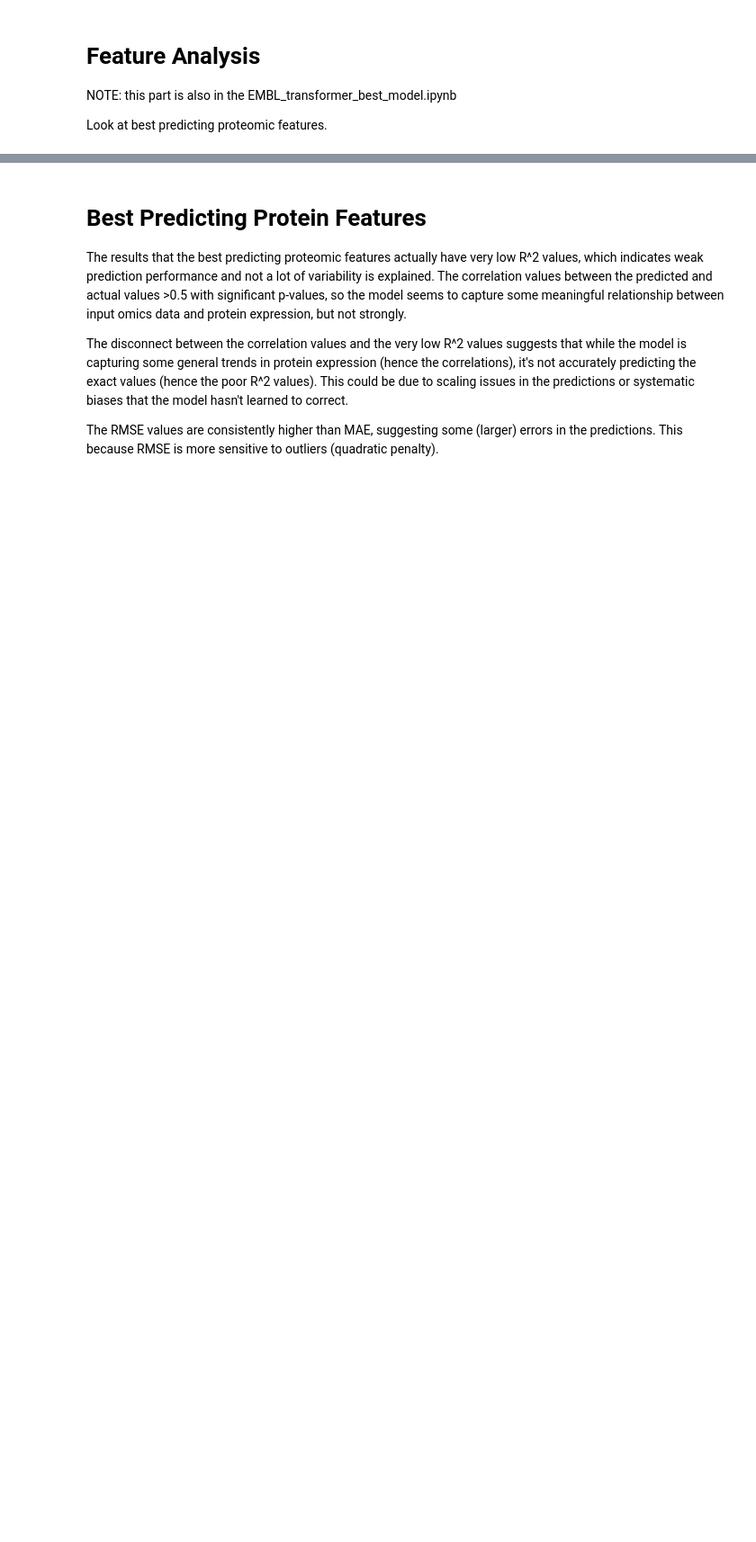
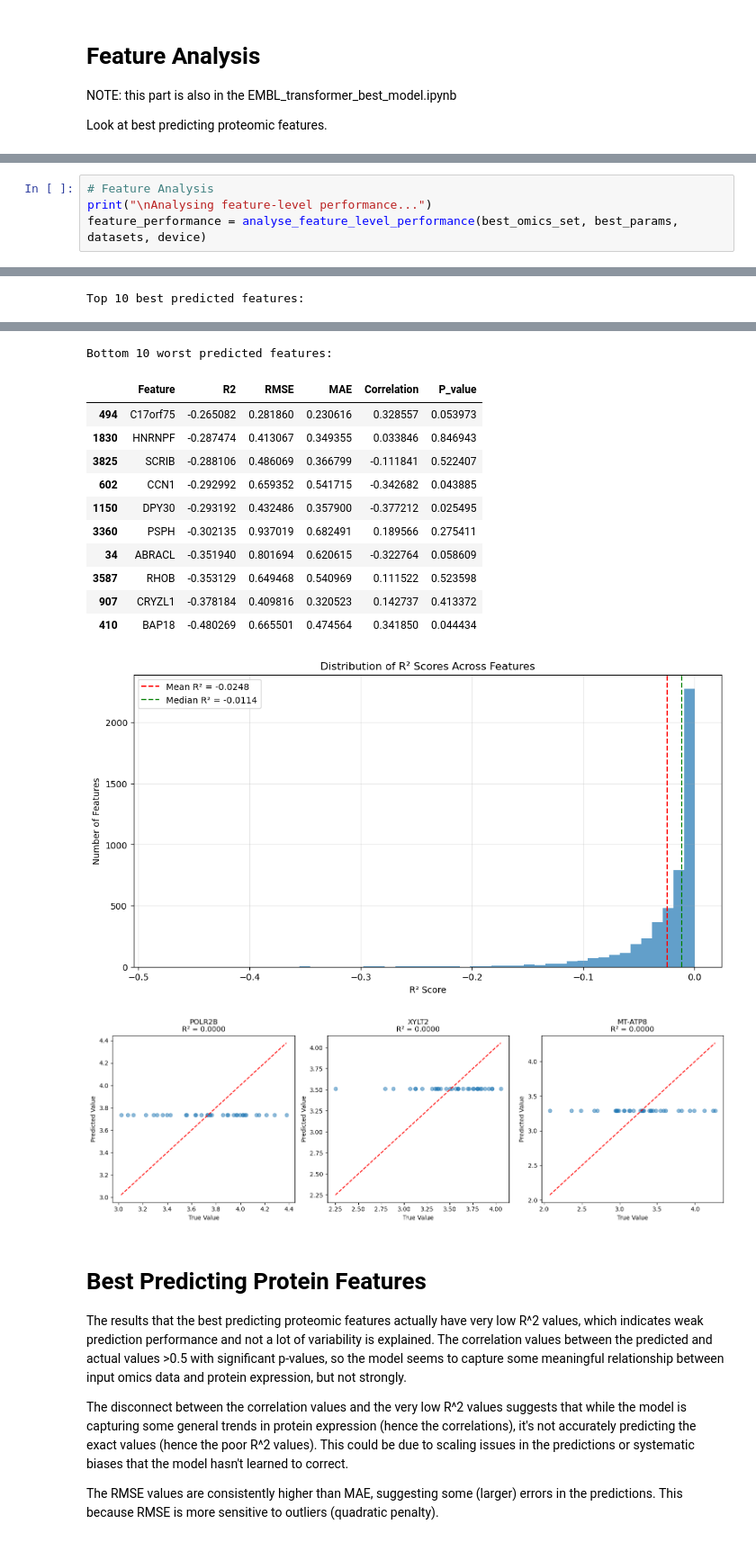
Before and after one commit to Jan10e/transformer_proteomics, a Jupyter notebook: notebooks/EMBL_transformer_explore.ipynb, the cells around one changed output, grey strips where cells are left out. Shown at 90% size. Cells and saved outputs as stored; diff of their text form; blank space fills up the shorter version.

```diff
--- a/notebooks/EMBL_transformer_explore.ipynb
+++ b/notebooks/EMBL_transformer_explore.ipynb
@@ -1398,0 +358,5 @@ Bottom 10 worst predicted features:
+# %%
+# Feature Analysis
+print("\nAnalysing feature-level performance...")
+feature_performance = analyse_feature_level_performance(best_omics_set, best_params, datasets, device)
+# %% [output]
@@ -1398,0 +368 @@ Bottom 10 worst predicted features:
+Top 10 best predicted features:
@@ -1399,3 +380,17 @@ Bottom 10 worst predicted features:
+Bottom 10 worst predicted features:
+|  | Feature | R2 | RMSE | MAE | Correlation | P_value |
+| 494 | C17orf75 | -0.265082 | 0.281860 | 0.230616 | 0.328557 | 0.053973 |
+| 1830 | HNRNPF | -0.287474 | 0.413067 | 0.349355 | 0.033846 | 0.846943 |
+| 3825 | SCRIB | -0.288106 | 0.486069 | 0.366799 | -0.111841 | 0.522407 |
+| 602 | CCN1 | -0.292992 | 0.659352 | 0.541715 | -0.342682 | 0.043885 |
+| 1150 | DPY30 | -0.293192 | 0.432486 | 0.357900 | -0.377212 | 0.025495 |
+| 3360 | PSPH | -0.302135 | 0.937019 | 0.682491 | 0.189566 | 0.275411 |
+| 34 | ABRACL | -0.351940 | 0.801694 | 0.620615 | -0.322764 | 0.058609 |
+| 3587 | RHOB | -0.353129 | 0.649468 | 0.540969 | 0.111522 | 0.523598 |
+| 907 | CRYZL1 | -0.378184 | 0.409816 | 0.320523 | 0.142737 | 0.413372 |
+| 410 | BAP18 | -0.480269 | 0.665501 | 0.474564 | 0.341850 | 0.044434 |
+[figure, added]
+[figure, added]
 # %% [markdown]
 # Best Predicting Protein Features <a id="results-feature-analysis"></a>
 
```
Also changed, not shown: parts of 16 cells of this notebook, 13 other files.
